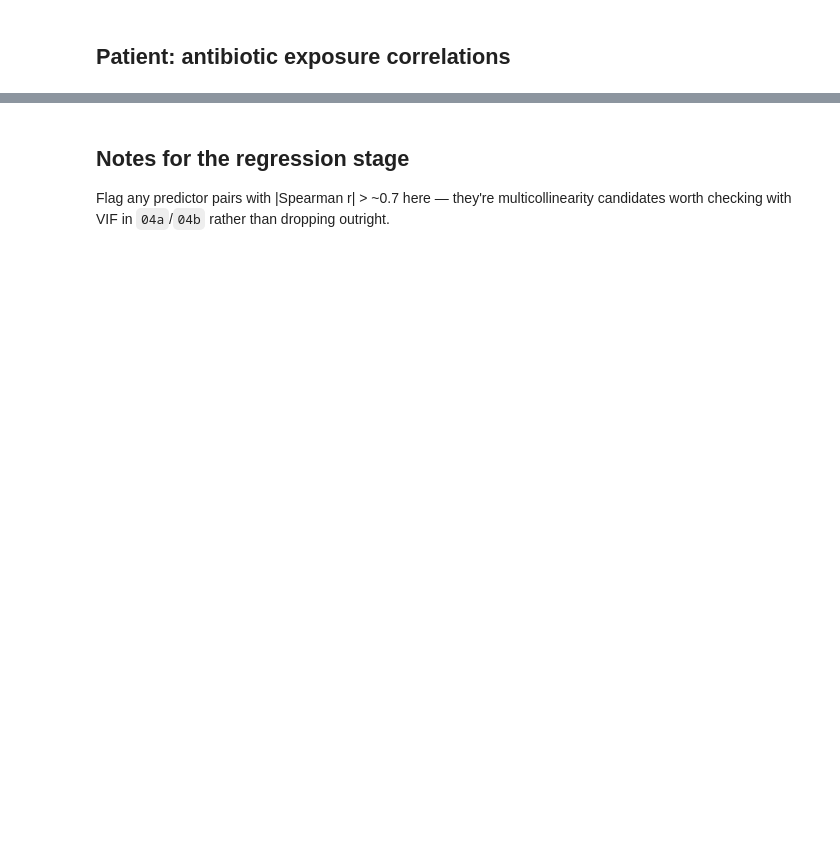
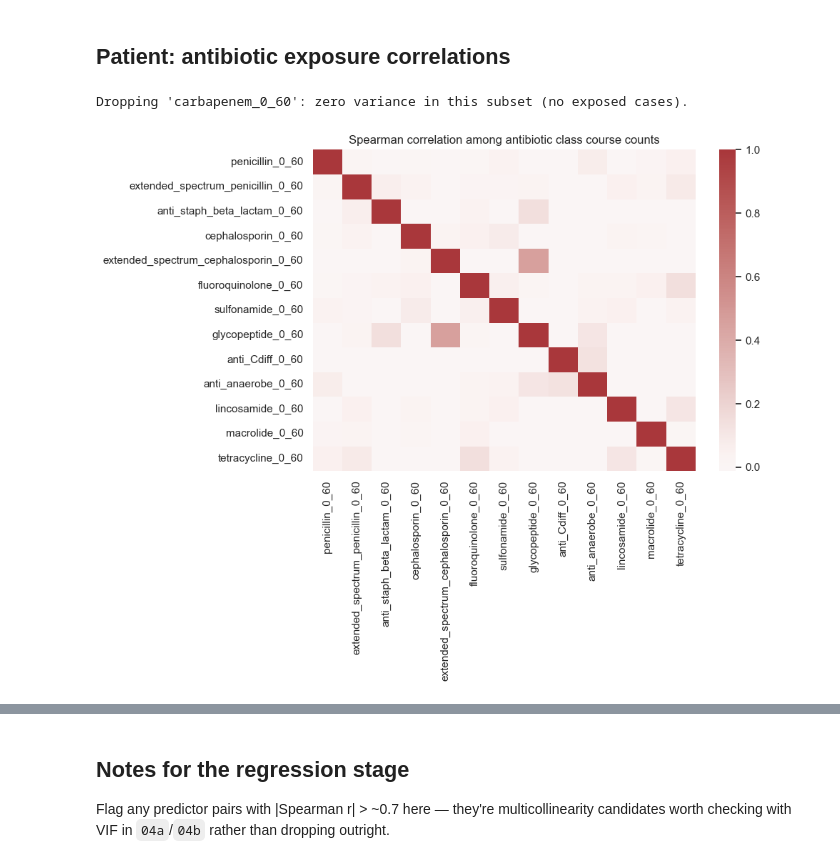
Before and after one commit to alexjr721/mrsa-infection-analysis, a Jupyter notebook: notebooks/02_correlation_analysis.ipynb, the cells around one changed output, grey strips where cells are left out. Cells and saved outputs as stored; diff of their text form; code cells hidden in the pictures; blank space fills up the shorter version.

```diff
--- a/notebooks/02_correlation_analysis.ipynb
+++ b/notebooks/02_correlation_analysis.ipynb
@@ -46,12 +59,16 @@ pd.DataFrame(results).sort_values("r", ascending=False)
 ## Patient: antibiotic exposure correlations
 # %%
 abx_cols = [c for c in pat.columns if c.endswith("_0_60") and c != "any_abx_0_60"]
+abx_cols = drop_zero_variance(pat, abx_cols)
 
 corr = pat[abx_cols].corr(method="spearman")
 fig, ax = plt.subplots(figsize=(10, 8))
 sns.heatmap(corr, cmap="vlag", center=0, ax=ax)
 ax.set_title("Spearman correlation among antibiotic class course counts")
 plt.tight_layout()
+# %% [output]
+Dropping 'carbapenem_0_60': zero variance in this subset (no exposed cases).
+[figure, added]
 # %%
 results = []
 for c in abx_cols:
```
Also changed, not shown: parts of 4 cells of this notebook, 2 other files.
